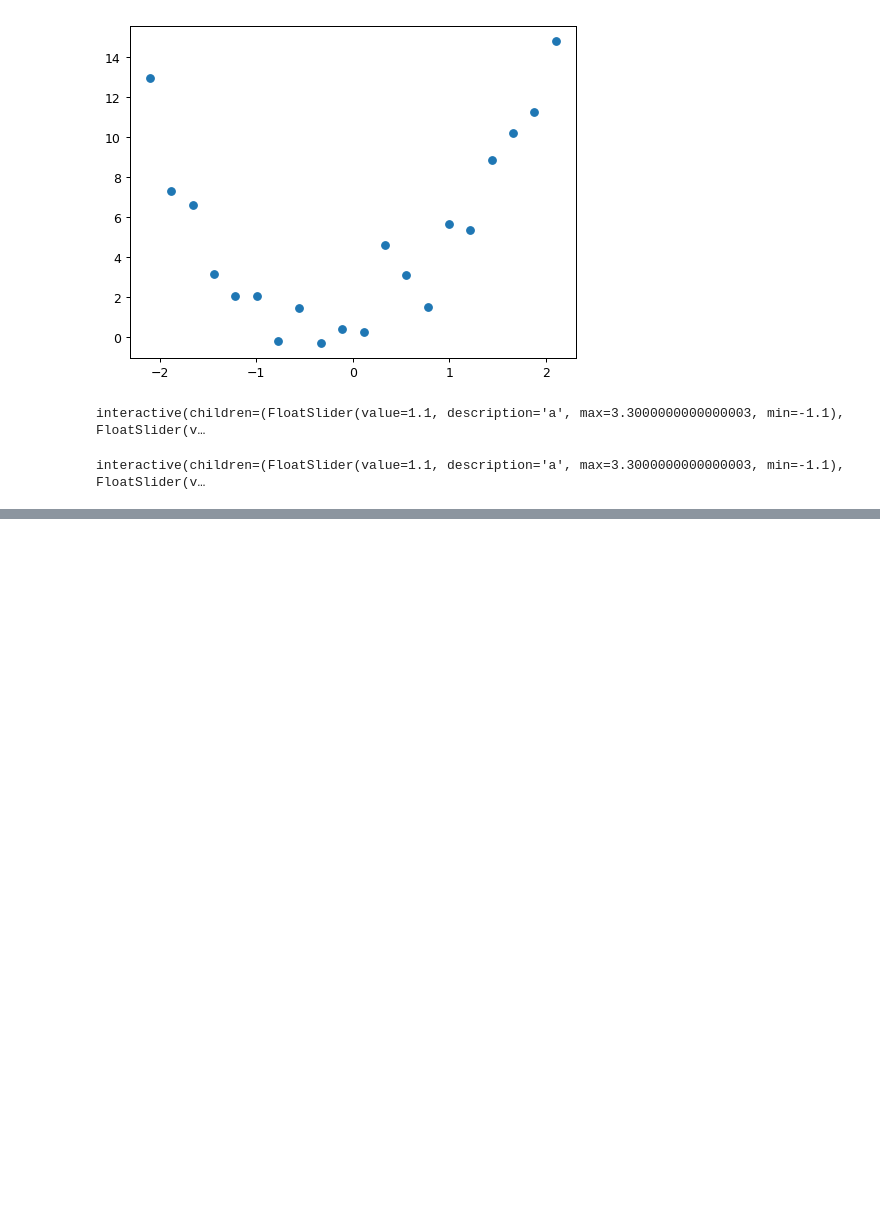
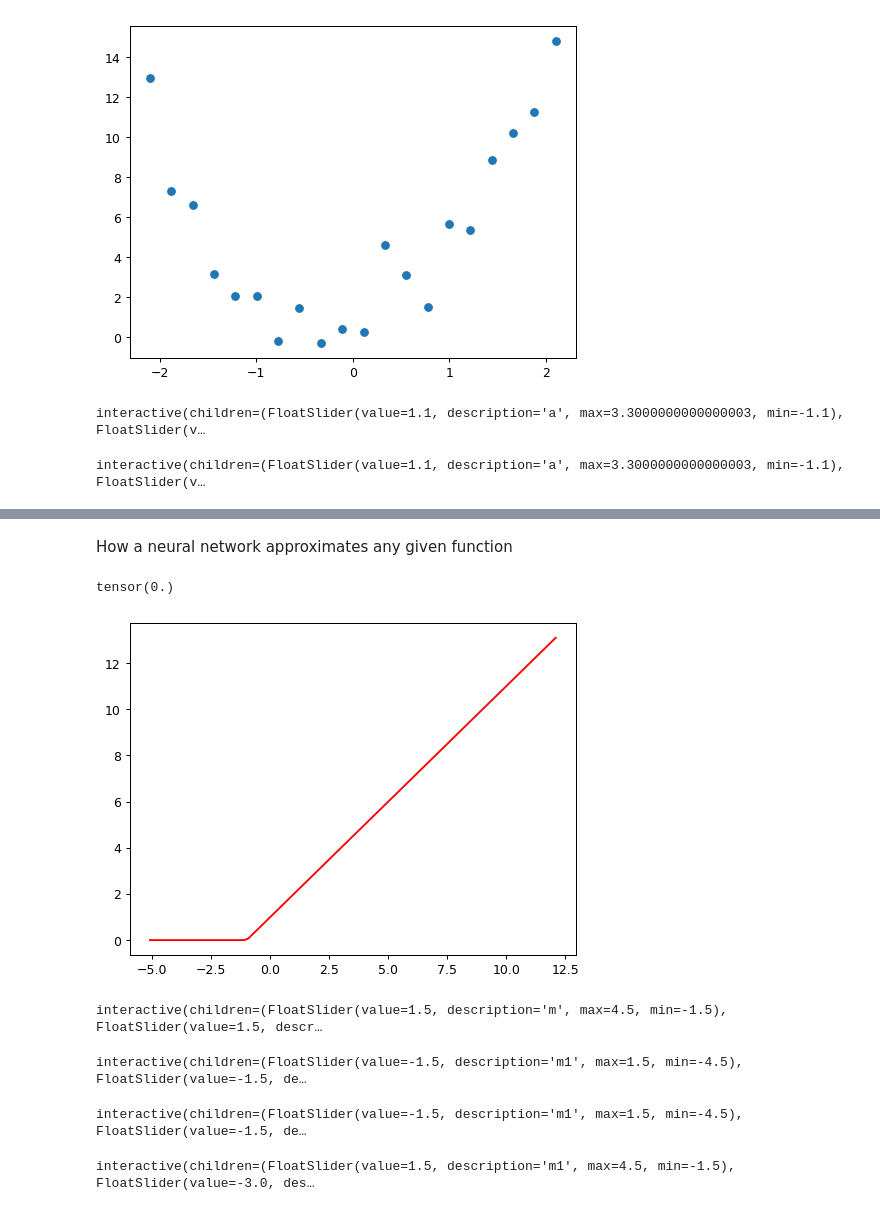
Before and after one commit to devshafi/Practical-DL, a Jupyter notebook: lesson3/neural_net_foundation.ipynb, the cells around one changed output, grey strips where cells are left out. Drawn from its saved outputs; the diff is of its cells as text; code cells hidden in the pictures; blank space fills up the shorter version.

```diff
--- a/lesson3/neural_net_foundation.ipynb
+++ b/lesson3/neural_net_foundation.ipynb
@@ -79,0 +142,72 @@ interactive(children=(FloatSlider(value=1.1, description='a', max=3.300000000000
+# %% [markdown]
+How a neural network approximates any given function
+# %%
+def rectified_linear(m, b, x):
+    y = m*x +b
+    return torch.clip(y, 0.)
+# %%
+# test the funciton
+rectified_linear(1,1, torch.tensor(-2))
+# %% [output]
+tensor(0.)
+# %%
+plot_funciton(partial(rectified_linear, 1, 1))
+# %% [output]
+[figure, added]
+# %%
+# let's make the plot interactive
+@interact(m=1.5, b=1.5)
+def plot_relu(m, b):
+    plot_funciton(partial(rectified_linear, m, b), ylim=(-1, 4))
+# %% [output]
+interactive(children=(FloatSlider(value=1.5, description='m', max=4.5, min=-1.5), FloatSlider(value=1.5, descr…
+# %%
+def double_relu(m1,b1,m2,b2,x):
+    return rectified_linear(m1,b1,x) + rectified_linear(m2,b2,x)
+
+@interact(m1=-1.5, b1=-1.5, m2=1.5, b2=1.5)
+def plot_double_relu(m1, b1, m2, b2):
+    plot_funciton(partial(double_relu, m1,b1,m2,b2), ylim=(-1,6))
+# %% [output]
+interactive(children=(FloatSlider(value=-1.5, description='m1', max=1.5, min=-4.5), FloatSlider(value=-1.5, de…
+# %%
+def triple_relu(m1, b1, m2, b2, m3, b3, x):
+    return (
+        rectified_linear(m1, b1, x)
+        + rectified_linear(m2, b2, x)
+        + rectified_linear(m3, b3, x)
+    )
+
+
+@interact(m1=-1.5, b1=-1.5, m2=1.5, b2=1.5, m3=1.5, b3=1.5)
+def plot_triple_relu(m1, b1, m2, b2, m3, b3):
+    plot_funciton(partial(triple_relu, m1, b1, m2, b2, m3, b3), ylim=(-1, 10))
+# %% [output]
+interactive(children=(FloatSlider(value=-1.5, description='m1', max=1.5, min=-4.5), FloatSlider(value=-1.5, de…
+# %%
+def ten_relu(m1, b1, m2, b2, m3, b3, m4, b4, m5, b5,
+             m6, b6, m7, b7, m8, b8, m9, b9, m10, b10, x):
+    return (
+        rectified_linear(m1,  b1,  x)
+        + rectified_linear(m2,  b2,  x)
+        + rectified_linear(m3,  b3,  x)
+        + rectified_linear(m4,  b4,  x)
+        + rectified_linear(m5,  b5,  x)
+        + rectified_linear(m6,  b6,  x)
+        + rectified_linear(m7,  b7,  x)
+        + rectified_linear(m8,  b8,  x)
+        + rectified_linear(m9,  b9,  x)
+        + rectified_linear(m10, b10, x)
+    )
+
+@interact(m1=1.5, b1=-3.0, m2=-1.5, b2=2.0, m3=1.0, b3=-1.0,
+          m4=-1.0, b4=1.5, m5=0.5, b5=-0.5, m6=-0.5, b6=0.5,
+          m7=1.5, b7=-2.0, m8=-1.5, b8=2.5, m9=1.0, b9=-1.5,
+          m10=-1.0, b10=1.0)
+def plot_ten_relu(m1, b1, m2, b2, m3, b3, m4, b4, m5, b5,
+                 m6, b6, m7, b7, m8, b8, m9, b9, m10, b10):
+    plot_funciton(partial(ten_relu, m1, b1, m2, b2, m3, b3, m4, b4, m5, b5,
+                                   m6, b6, m7, b7, m8, b8, m9, b9, m10, b10),
+                  ylim=(-5, 70))
+# %% [output]
+interactive(children=(FloatSlider(value=1.5, description='m1', max=4.5, min=-1.5), FloatSlider(value=-3.0, des…
```
Also changed, not shown: parts of 14 cells of this notebook.
